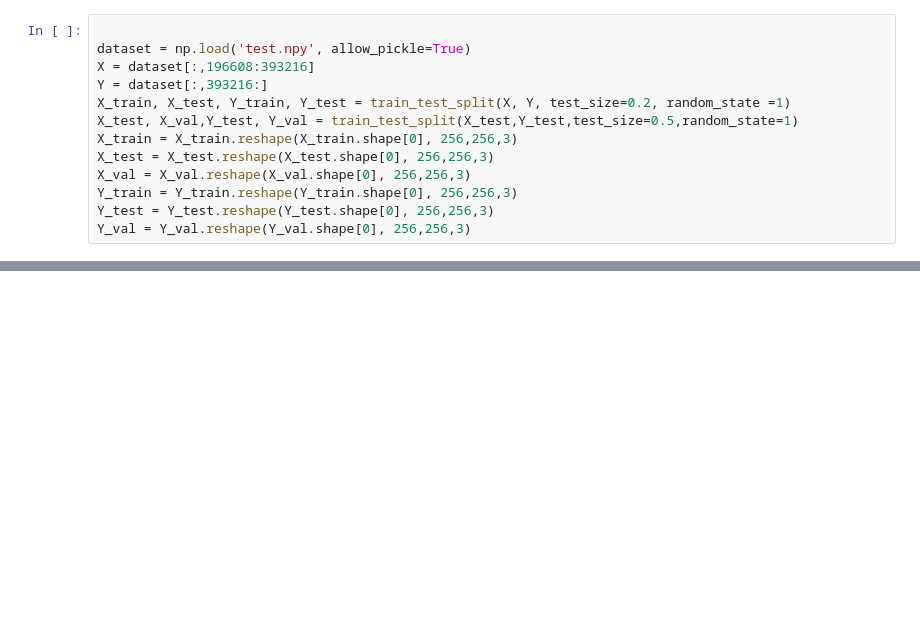
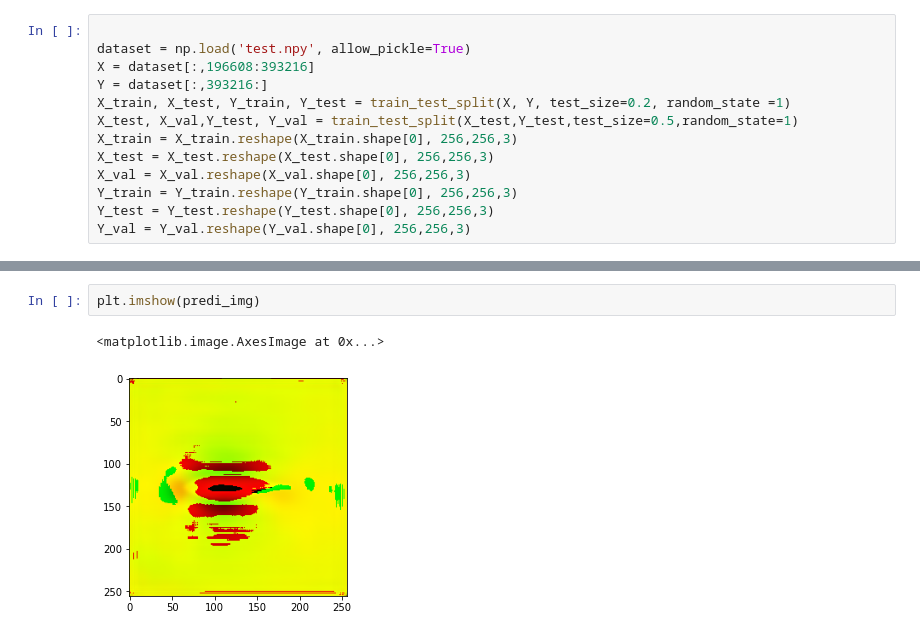
Before and after one commit to Sinindi/practice_project, a Jupyter notebook: AI/lab_AI/selected_model.ipynb, the cells around one changed output, grey strips where cells are left out. Saved outputs shown, nothing was run; the diff lists cells and outputs as text; blank space fills up the shorter version.

```diff
--- a/AI/lab_AI/selected_model.ipynb
+++ b/AI/lab_AI/selected_model.ipynb
@@ -166,0 +230,5 @@ os.chdir('..')
+# %%
+plt.imshow(predi_img)
+# %% [output]
+<matplotlib.image.AxesImage at 0x...>
+[figure, added]
```
Also changed, not shown: parts of 4 cells of this notebook, 1 other file.
